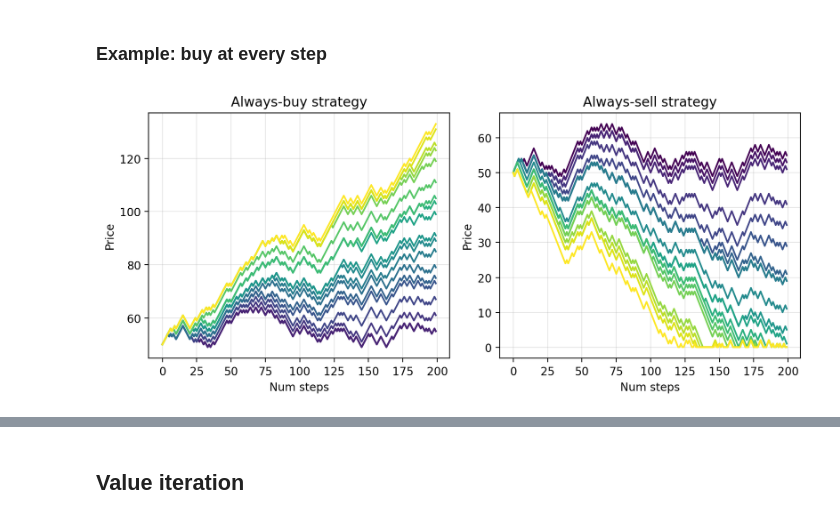
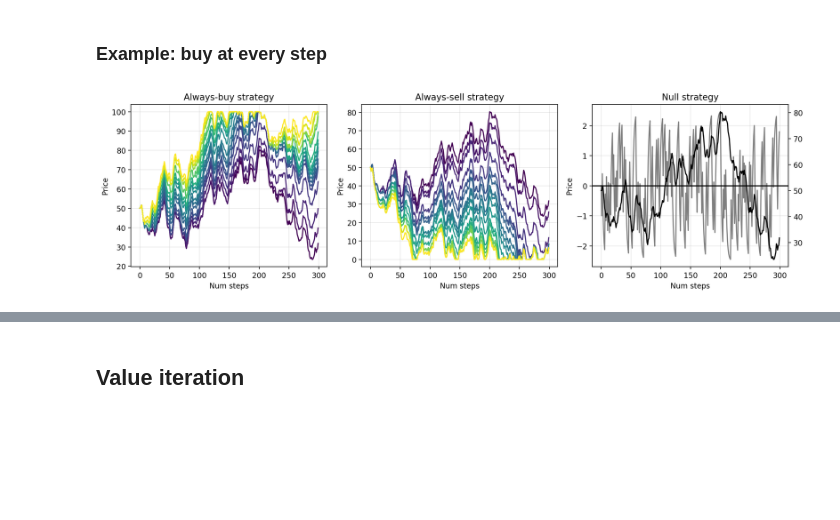
Before and after one commit to sapienzaio/online-ml-finance, a Jupyter notebook: price-impact-signal.ipynb, the cells around one changed output, grey strips where cells are left out. Cells and saved outputs as stored; diff of their text form; code cells hidden in the pictures; blank space fills up the shorter version.

Commit message:
feat: price-impact-signal

```diff
--- a/price-impact-signal.ipynb
+++ b/price-impact-signal.ipynb
@@ -15,25 +15,28 @@ from numba import njit, prange
 def sigmoid(z): return 1 / (1 + np.exp(-z))
 
 @njit
-def price_step(price, signal, action, sigma, sigma_signal, delta, price_impact):
+def price_step(price, signal, action, sigma, sigma_signal, delta, price_impact, kappa_hat):
     sign_signal = 2 * (np.random.uniform() < 0.5) - 1
     signal_next = (
-        + signal + sigma_signal * np.sqrt(delta) * sign_signal
+        signal * kappa_hat + sigma_signal * np.sqrt(delta) * sign_signal
     )
+    # signal_next = np.round(signal_next, 0.0)
 
 
     pr = sigmoid(action * price_impact)
     sign = np.random.uniform() > 1 - pr
     sign = 2 * sign - 1
 
-    price_next = price + sigma * np.sqrt(delta) * sign# + signal_next
-    price_next = np.maximum(0.0, price_next) # Minimum price is 0.0
+    price_next = price + sigma * np.sqrt(delta) * sign + signal_next * delta
+    # price_next = np.maximum(0.0, price_next) # Minimum price is 0.0
+    price_next = clip(price_next, 0.0, 100.0)
     return price_next, signal_next
 
 
 @njit
 def price_process(
-    seed, num_steps, price_init, actions, sigma=1.0, sigma_signal=1.0, delta=1.0, price_impact=1.0
+    seed, num_steps, price_init, actions,
+    sigma=1.0, sigma_signal=1.0, delta=1.0, price_impact=1.0, kappa_hat=1.0
 ):
     """
     Price process when the actions are already known
@@ -49,7 +52,7 @@ def price_process(
     for t in range(1, num_steps):
         price, signal = price_step(
             prices[t-1], signals[t-1], actions[t],
-            sigma, sigma_signal, delta, price_impact
+            sigma, sigma_signal, delta, price_impact, kappa_hat,
         )
         prices[t] = price
         signals[t] = signal
@@ -57,42 +60,62 @@ def price_process(
 # %% [markdown]
 ### Example: buy at every step
 # %%
-seed = 31415
-num_steps = 200
+seed = 314
+num_steps = 300
 price_init = 50
 
 price_impacts = np.linspace(0, 1, 20)
 colors = plt.cm.viridis(price_impacts)
-sigma_signal = 0.1
+sigma_signal = 1.0
+kappa_hat = 1 - 0.4
 
 actions_buy = np.ones(num_steps)
 actions_sell = -np.ones(num_steps)
+actions_none = np.zeros(num_steps)
 
-fig, ax = plt.subplots(1, 2, figsize=(9, 4))
+fig, ax = plt.subplots(1, 3, figsize=(13.5, 4))
 for (price_impact, color) in zip(price_impacts, colors):
 
     prices_buy, signal = price_process(
         seed, num_steps, price_init, actions_buy,
-        sigma_signal=sigma_signal, price_impact=price_impact
+        sigma_signal=sigma_signal, price_impact=price_impact,
+        kappa_hat=kappa_hat,
     )
     ax[0].plot(prices_buy, c=color)
 
     prices_sell, _ = price_process(
         seed, num_steps, price_init, actions_sell,
-        sigma_signal=sigma_signal, price_impact=price_impact
+        sigma_signal=sigma_signal, price_impact=price_impact,
+        kappa_hat=kappa_hat
     )
     ax[1].plot(prices_sell, c=color)
+
+
+prices_none, signal = price_process(
+    seed, num_steps, price_init, actions_none,
+    sigma_signal=sigma_signal, price_impact=0.0,
+    kappa_hat=kappa_hat
+)
+
+ax2d = ax[2].twinx()
+ax2d.plot(prices_none, c="black")
+
+ax[2].plot(signal, c="tab:gray")
+ax[2].axhline(y=0, c="black")
+ax[2].grid(alpha=0.3)
+
 
 
 for axi in ax:
     axi.set_xlabel("Num steps")
     axi.set_ylabel("Price")
     axi.grid(alpha=0.3)
 
 ax[0].set_title("Always-buy strategy")
 ax[1].set_title("Always-sell strategy")
+ax[2].set_title("Null strategy")
 
 
 plt.tight_layout()
 # %% [output]
-[figure, old version]
+[figure, new version]
```
Also changed, not shown: parts of 1 cell of this notebook.
